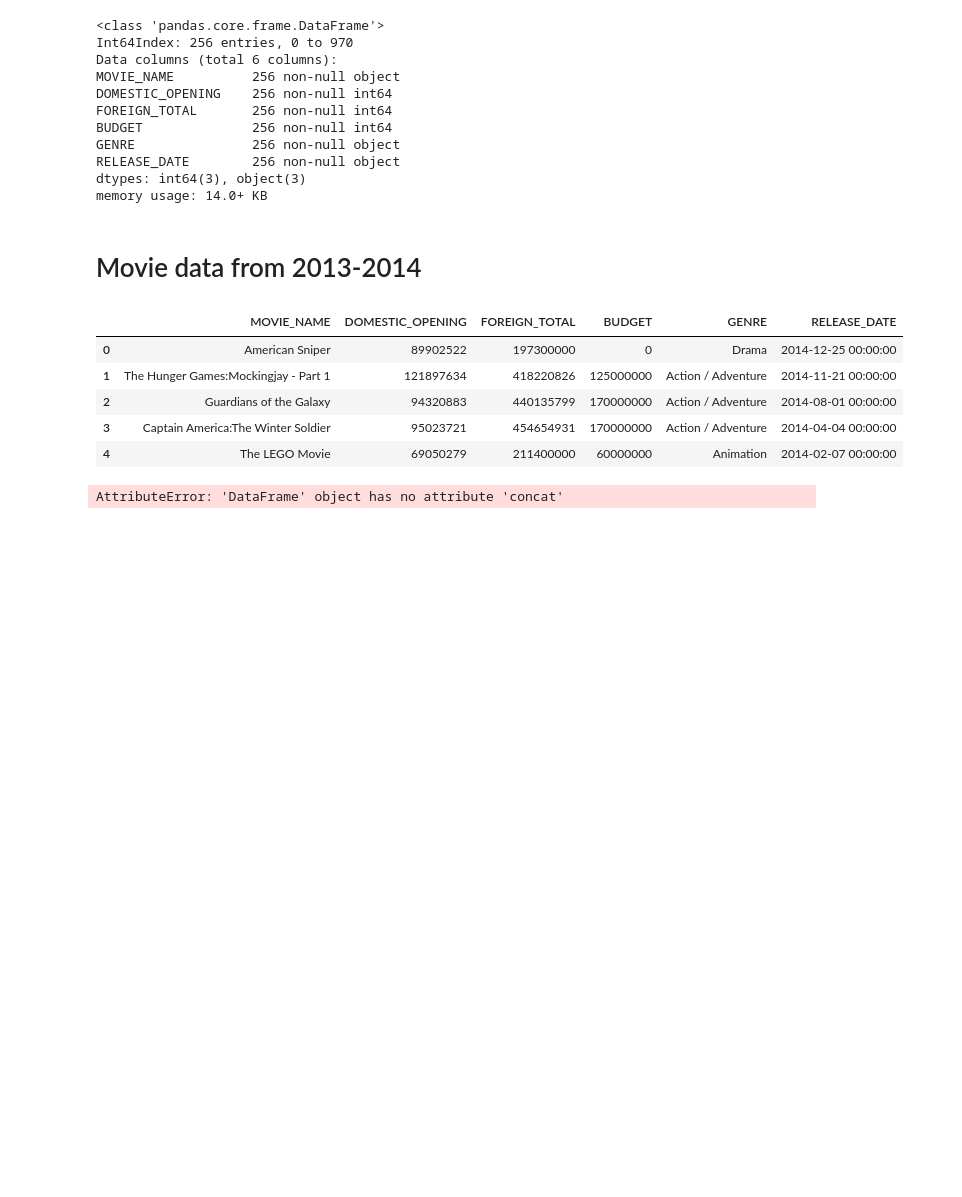
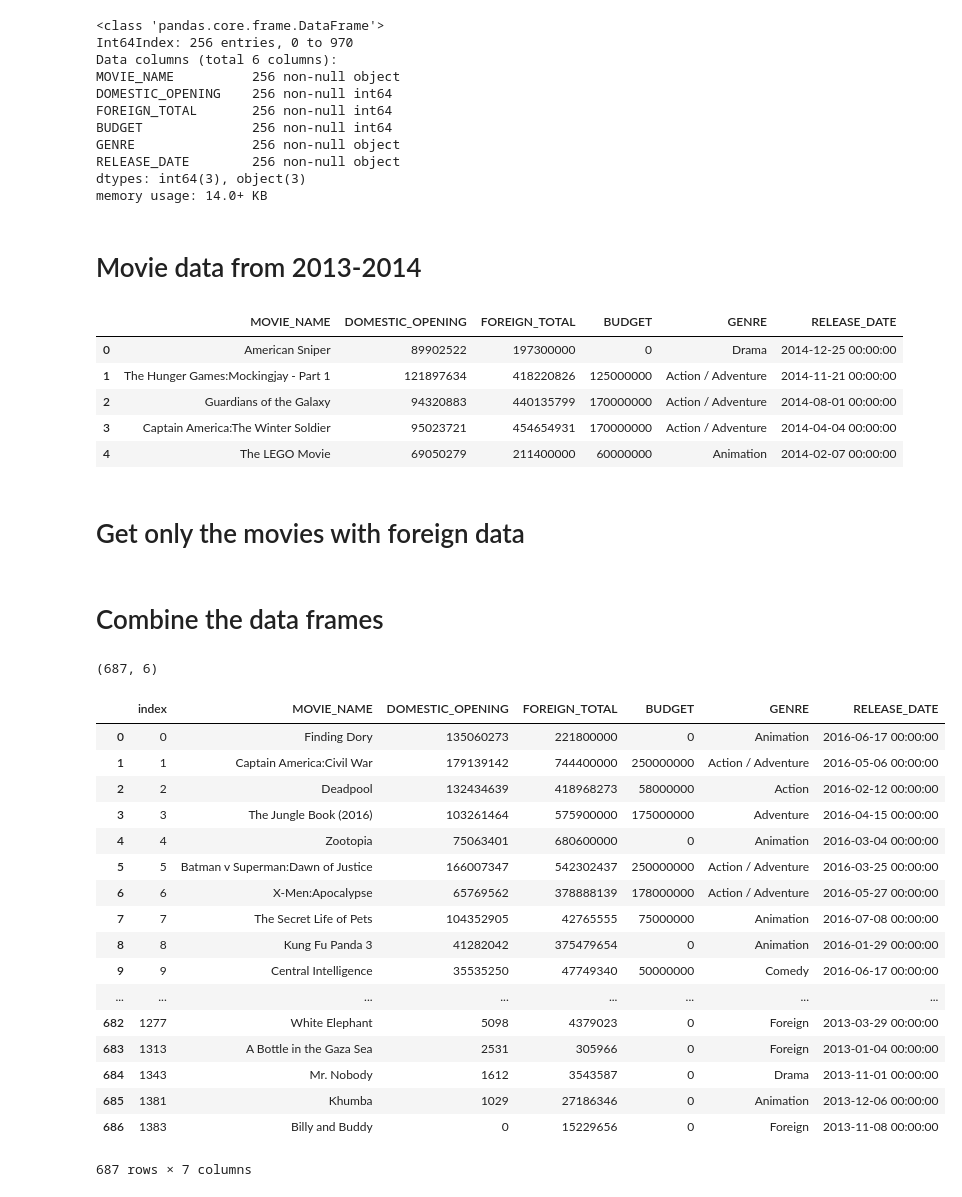
Before and after one commit to wccosby/Project_Luther, a Jupyter notebook: initial_analysis.ipynb, the cells around one changed output. Cells and saved outputs as stored; diff of their text form; code cells hidden in the pictures; blank space fills up the shorter version.

Commit message:
reset the index in the notebook

```diff
--- a/initial_analysis.ipynb
+++ b/initial_analysis.ipynb
@@ -59,9 +59,36 @@ movie_data_2013_2014.head()
 | 2 | Guardians of the Galaxy | 94320883 | 440135799 | 170000000 | Action / Adventure | 2014-08-01 00:00:00 |
 | 3 | Captain America:The Winter Soldier | 95023721 | 454654931 | 170000000 | Action / Adventure | 2014-04-04 00:00:00 |
 | 4 | The LEGO Movie | 69050279 | 211400000 | 60000000 | Animation | 2014-02-07 00:00:00 |
+# %% [markdown]
+# Get only the movies with foreign data
 # %%
 foreign_movies_2013_2014 = movie_data_2013_2014[movie_data_2013_2014['FOREIGN_TOTAL']!=0]
+# %% [markdown]
+# Combine the data frames
 # %%
-movie_df = pd.concatforeign_data_2015_2016.concat(foreign_movies_2013_2014, on)
+movie_df = pd.concat([foreign_data_2015_2016,foreign_movies_2013_2014])
-# %% [output]
-AttributeError: 'DataFrame' object has no attribute 'concat'
+# %%
+movie_df.shape
+# %% [output]
+(687, 6)
+# %%
+movie_df.reset_index()
+# %% [output]
+|  | index | MOVIE_NAME | DOMESTIC_OPENING | FOREIGN_TOTAL | BUDGET | GENRE | RELEASE_DATE |
+| 0 | 0 | Finding Dory | 135060273 | 221800000 | 0 | Animation | 2016-06-17 00:00:00 |
+| 1 | 1 | Captain America:Civil War | 179139142 | 744400000 | 250000000 | Action / Adventure | 2016-05-06 00:00:00 |
+| 2 | 2 | Deadpool | 132434639 | 418968273 | 58000000 | Action | 2016-02-12 00:00:00 |
+| 3 | 3 | The Jungle Book (2016) | 103261464 | 575900000 | 175000000 | Adventure | 2016-04-15 00:00:00 |
+| 4 | 4 | Zootopia | 75063401 | 680600000 | 0 | Animation | 2016-03-04 00:00:00 |
+| 5 | 5 | Batman v Superman:Dawn of Justice | 166007347 | 542302437 | 250000000 | Action / Adventure | 2016-03-25 00:00:00 |
+| 6 | 6 | X-Men:Apocalypse | 65769562 | 378888139 | 178000000 | Action / Adventure | 2016-05-27 00:00:00 |
+| 7 | 7 | The Secret Life of Pets | 104352905 | 42765555 | 75000000 | Animation | 2016-07-08 00:00:00 |
+| 8 | 8 | Kung Fu Panda 3 | 41282042 | 375479654 | 0 | Animation | 2016-01-29 00:00:00 |
+| 9 | 9 | Central Intelligence | 35535250 | 47749340 | 50000000 | Comedy | 2016-06-17 00:00:00 |
+| ... | ... | ... | ... | ... | ... | ... | ... |
+| 682 | 1277 | White Elephant | 5098 | 4379023 | 0 | Foreign | 2013-03-29 00:00:00 |
+| 683 | 1313 | A Bottle in the Gaza Sea | 2531 | 305966 | 0 | Foreign | 2013-01-04 00:00:00 |
+| 684 | 1343 | Mr. Nobody | 1612 | 3543587 | 0 | Drama | 2013-11-01 00:00:00 |
+| 685 | 1381 | Khumba | 1029 | 27186346 | 0 | Animation | 2013-12-06 00:00:00 |
+| 686 | 1383 | Billy and Buddy | 0 | 15229656 | 0 | Foreign | 2013-11-08 00:00:00 |
+687 rows × 7 columns
```
Also changed, not shown: parts of 1 cell of this notebook.
